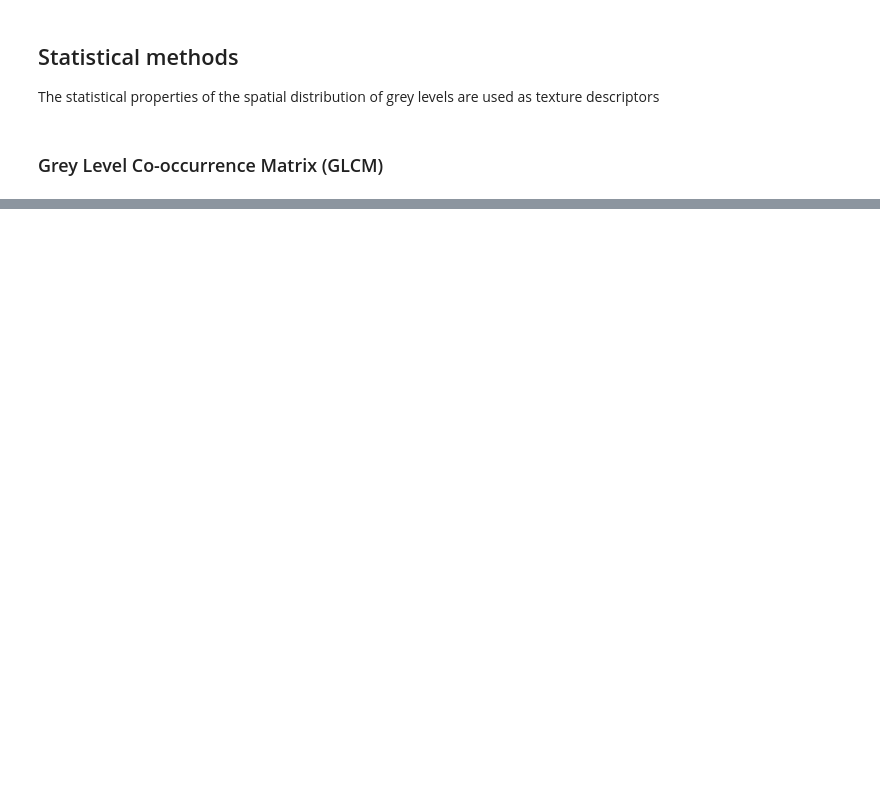
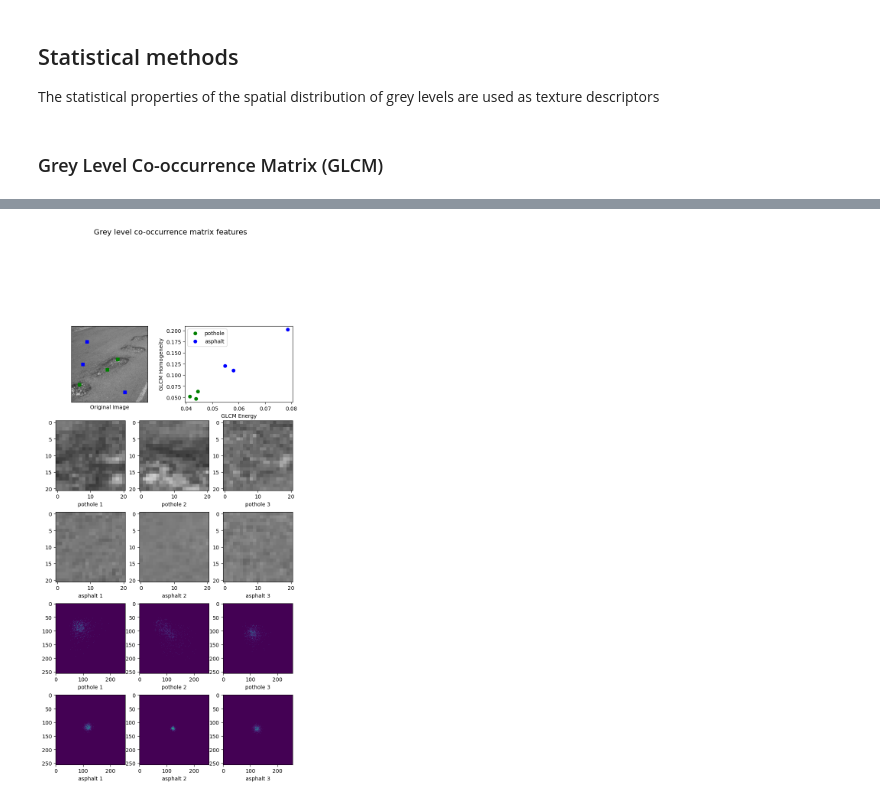
Before and after one commit to ProxPxD/AMiIU, a Jupyter notebook: 2_texture_features_extraction/1_statistical_methods.ipynb, the cells around one changed output, grey strips where cells are left out. Saved outputs shown, nothing was run; the diff lists cells and outputs as text; code cells hidden in the pictures; blank space fills up the shorter version.

```diff
--- a/2_texture_features_extraction/1_statistical_methods.ipynb
+++ b/2_texture_features_extraction/1_statistical_methods.ipynb
@@ -42,0 +53,92 @@ None
+# %%
+import matplotlib.pyplot as plt
+import cv2
+from skimage.feature import graycomatrix, graycoprops
+from skimage import data, io
+
+PATCH_SIZE = 21
+
+# Read in the image and convert it to grayscale
+image = cv2.imread('./data/potholed_0171.jpg')
+image = cv2.cvtColor(image, cv2.COLOR_BGR2GRAY)
+
+# select some patches from pothole areas of the image
+pothole_locations = [(220, 20), (120, 170), (160, 130)]
+pothole_patches = []
+for loc in pothole_locations:
+    pothole_patches.append(
+        image[loc[0] : loc[0] + PATCH_SIZE, loc[1] : loc[1] + PATCH_SIZE]
+    )
+
+# select some patches from asphalt areas of the image
+asphalt_locations = [(140, 34), (50, 50), (250, 200)]
+asphalt_patches = []
+for loc in asphalt_locations:
+    asphalt_patches.append(
+        image[loc[0] : loc[0] + PATCH_SIZE, loc[1] : loc[1] + PATCH_SIZE]
+    )
+
+# compute some GLCM properties each patch
+xs = []
+ys = []
+for patch in pothole_patches + asphalt_patches:
+    glcm = graycomatrix(
+        patch, distances=[5], angles=[0], levels=256, symmetric=True, normed=True
+    )
+    xs.append(graycoprops(glcm, 'energy')[0, 0])
+    ys.append(graycoprops(glcm, 'homogeneity')[0, 0])
+
+# create the figure
+fig = plt.figure(figsize=(8, 15))
+
+# display original image with locations of patches
+ax = fig.add_subplot(5, 2, 1)
+ax.imshow(image, cmap=plt.cm.gray, vmin=0, vmax=255)
+for y, x in pothole_locations:
+    ax.plot(x + PATCH_SIZE / 2, y + PATCH_SIZE / 2, 'gs')
+for y, x in asphalt_locations:
+    ax.plot(x + PATCH_SIZE / 2, y + PATCH_SIZE / 2, 'bs')
+ax.set_xlabel('Original Image')
+ax.set_xticks([])
+ax.set_yticks([])
+ax.axis('image')
+
+# for each patch, plot (energy, homogeneity)
+ax = fig.add_subplot(5, 2, 2)
+ax.plot(xs[: len(pothole_patches)], ys[: len(pothole_patches)], 'go', label='pothole')
+ax.plot(xs[len(pothole_patches) :], ys[len(pothole_patches) :], 'bo', label='asphalt')
+ax.set_xlabel('GLCM Energy')
+ax.set_ylabel('GLCM Homogeneity')
+ax.legend()
+
+# display the image patches
+for i, patch in enumerate(pothole_patches):
+    ax = fig.add_subplot(5, len(pothole_patches), len(pothole_patches) * 1 + i + 1)
+    ax.imshow(patch, cmap=plt.cm.gray, vmin=0, vmax=255)
+    ax.set_xlabel(f"pothole {i + 1}")
+
+for i, patch in enumerate(asphalt_patches):
+    ax = fig.add_subplot(5, len(asphalt_patches), len(asphalt_patches) * 2 + i + 1)
+    ax.imshow(patch, cmap=plt.cm.gray, vmin=0, vmax=255)
+    ax.set_xlabel(f"asphalt {i + 1}")
+
+
+for i, patch in enumerate(pothole_patches):
+    ax = fig.add_subplot(5, len(pothole_patches), len(pothole_patches) * 3 + i + 1)
+    ax.imshow(graycomatrix(
+        patch, distances=[5], angles=[0], levels=256, symmetric=True, normed=True)[:,:,0,0])
+    ax.set_xlabel(f"pothole {i + 1}")
+
+for i, patch in enumerate(asphalt_patches):
+    ax = fig.add_subplot(5, len(asphalt_patches), len(asphalt_patches) * 4 + i + 1)
+    ax.imshow(graycomatrix(
+        patch, distances=[5], angles=[0], levels=256, symmetric=True, normed=True)[:,:,0,0])
+    ax.set_xlabel(f"asphalt {i + 1}")
+
+
+# display the patches and plot
+fig.suptitle('Grey level co-occurrence matrix features', fontsize=14, y=1.05)
+plt.tight_layout()
+plt.show()
+# %% [output]
+[figure, added]
```
Also changed, not shown: parts of 10 cells of this notebook, 2 other files.
